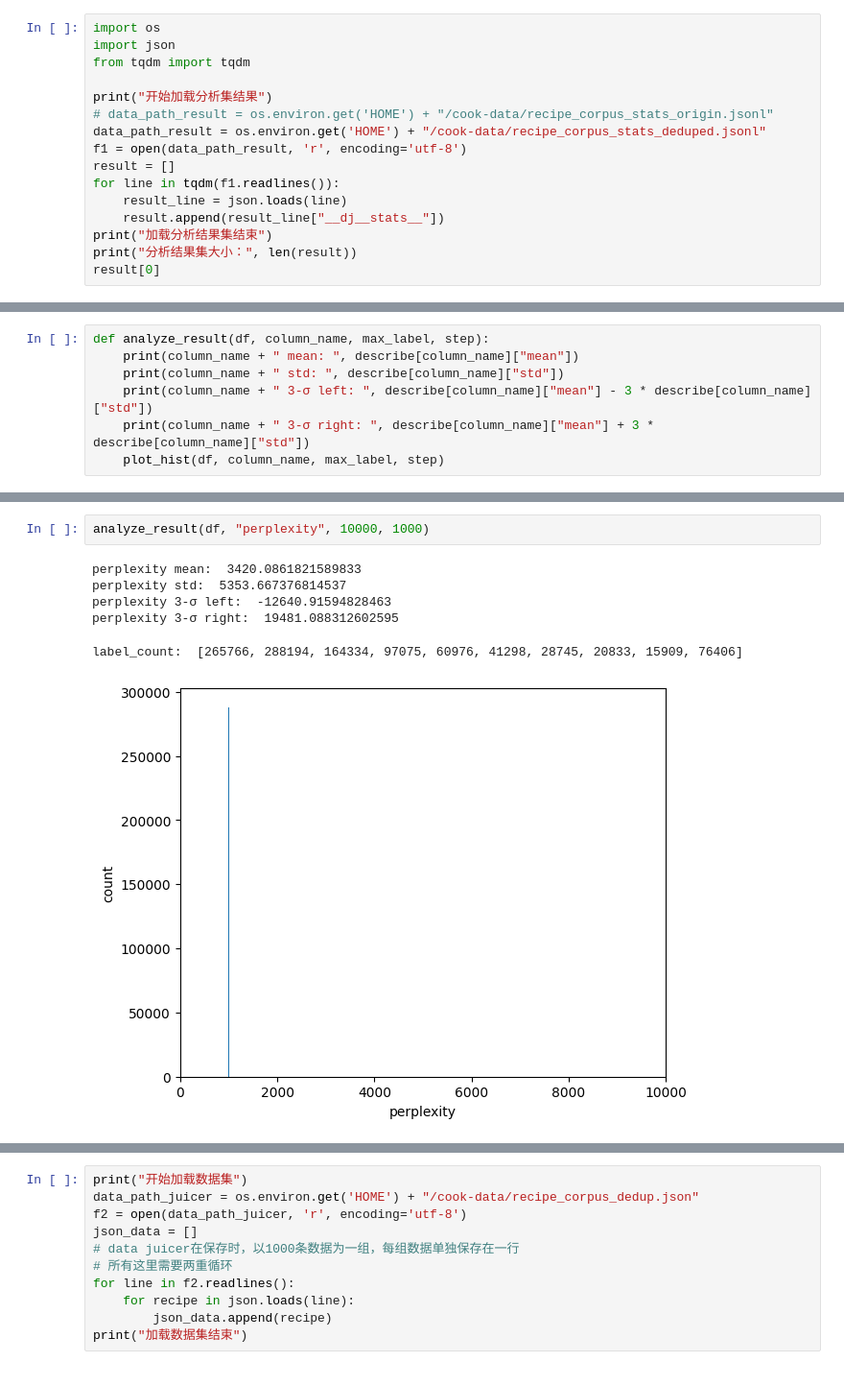
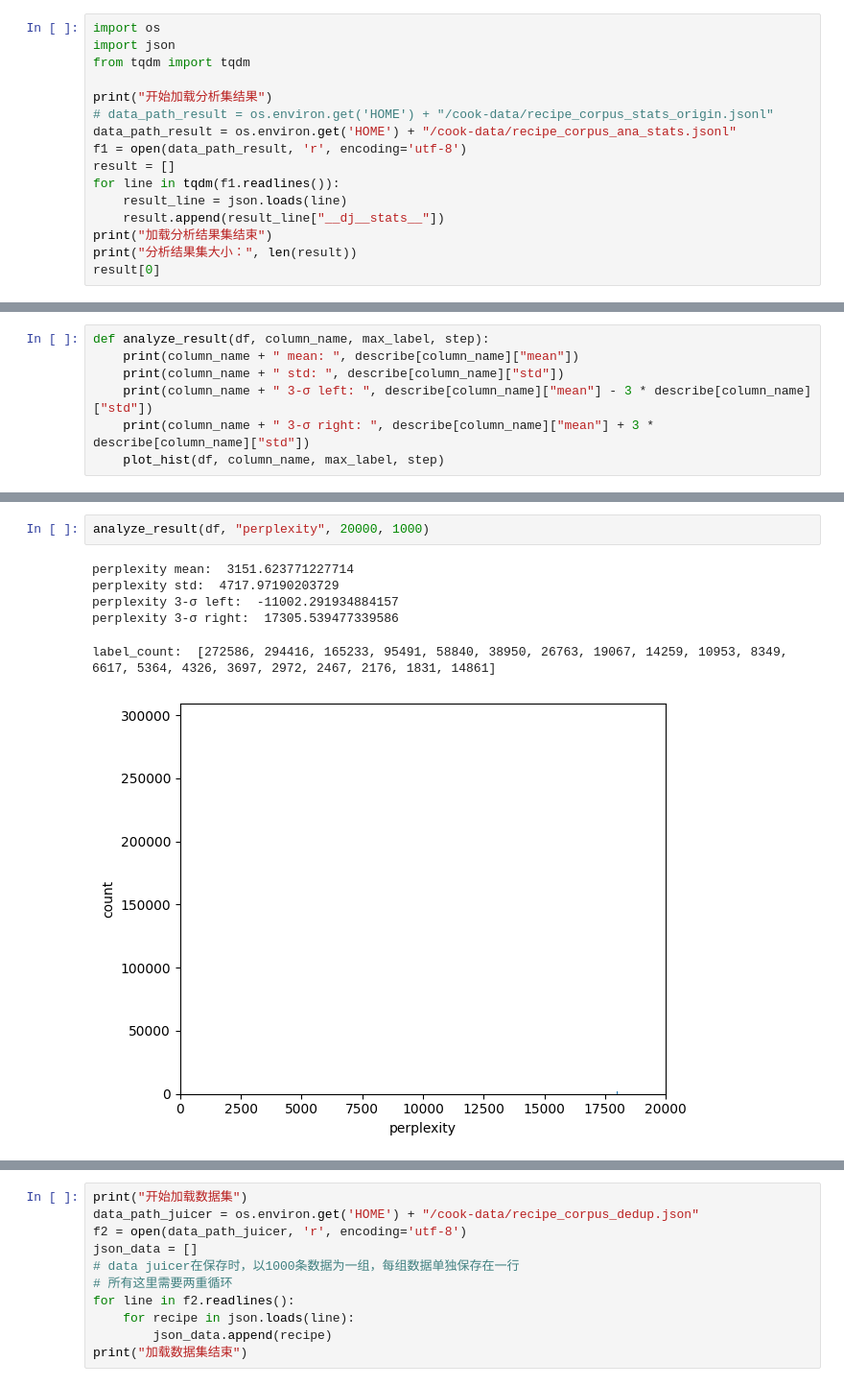
Before and after one commit to SmartFlowAI/TheGodOfCookery, a Jupyter notebook: data_cleaning/result_analyze.ipynb, the cells around one changed output, grey strips where cells are left out. Shown at 96% size. Saved outputs shown, nothing was run; the diff lists cells and outputs as text.

```diff
--- a/data_cleaning/result_analyze.ipynb
+++ b/data_cleaning/result_analyze.ipynb
@@ -5,7 +5,7 @@ from tqdm import tqdm
 
 print("开始加载分析集结果")
 # data_path_result = os.environ.get('HOME') + "/cook-data/recipe_corpus_stats_origin.jsonl"
-data_path_result = os.environ.get('HOME') + "/cook-data/recipe_corpus_stats_deduped.jsonl"
+data_path_result = os.environ.get('HOME') + "/cook-data/recipe_corpus_ana_stats.jsonl"
 f1 = open(data_path_result, 'r', encoding='utf-8')
 result = []
 for line in tqdm(f1.readlines()):
@@ -93,12 +93,12 @@ label_count:  [988, 24662, 60188, 74943, 86004, 124362, 123078, 131410, 156605,
 # %%
-analyze_result(df, "perplexity", 10000, 1000)
+analyze_result(df, "perplexity", 20000, 1000)
 # %% [output]
-perplexity mean:  3420.0861821589833
-perplexity std:  5353.667376814537
-perplexity 3-σ left:  -12640.91594828463
-perplexity 3-σ right:  19481.088312602595
+perplexity mean:  3151.623771227714
+perplexity std:  4717.97190203729
+perplexity 3-σ left:  -11002.291934884157
+perplexity 3-σ right:  17305.539477339586
-label_count:  [265766, 288194, 164334, 97075, 60976, 41298, 28745, 20833, 15909, 76406]
+label_count:  [272586, 294416, 165233, 95491, 58840, 38950, 26763, 19067, 14259, 10953, 8349, 6617, 5364, 4326, 3697, 2972, 2467, 2176, 1831, 14861]
-[figure, old version]
+[figure, new version]
 # %%
 analyze_result(df, "text_len", 100, 10)
 # %% [output]
```
Also changed, not shown: parts of 8 cells of this notebook, 5 other files.
